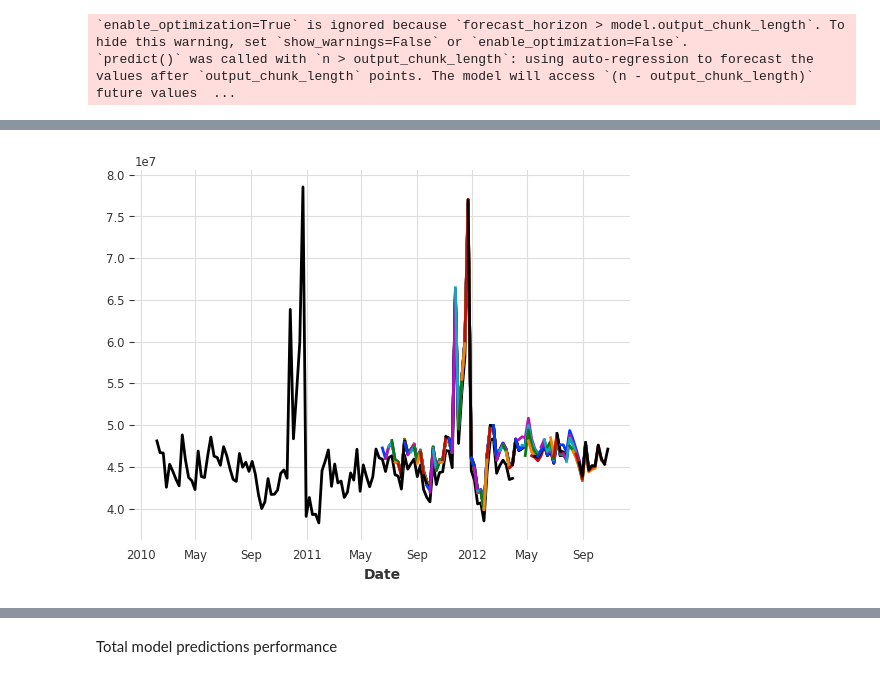
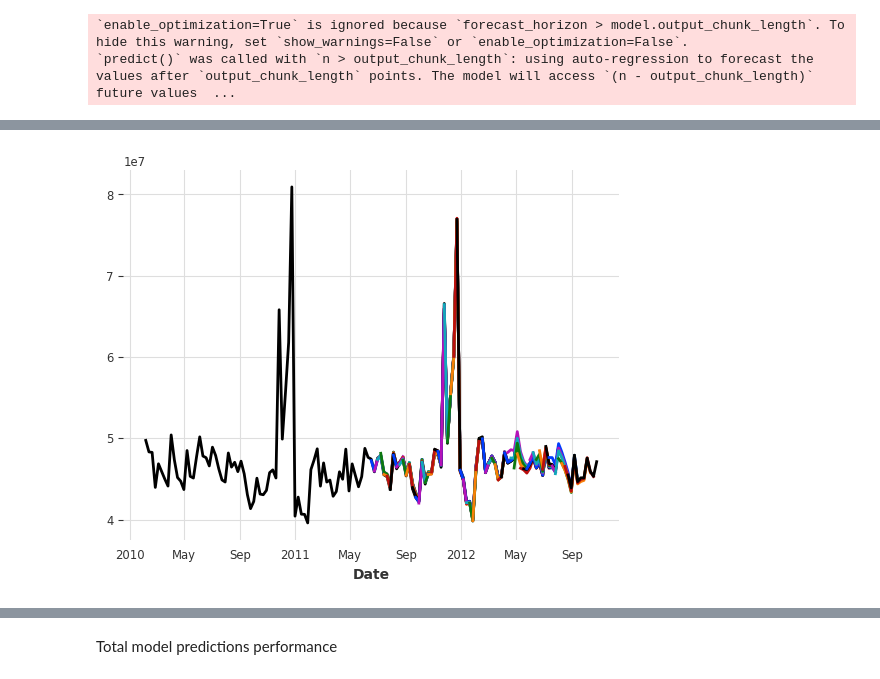
Before and after one commit to GuillermoSainz07/retail_mlops_project, a Jupyter notebook: notebooks/ml_exp.ipynb, the cells around one changed output, grey strips where cells are left out. Cells and saved outputs as stored; diff of their text form; code cells hidden in the pictures.

```diff
--- a/notebooks/ml_exp.ipynb
+++ b/notebooks/ml_exp.ipynb
@@ -242,11 +247,12 @@ for j in range(len(xgb_historical_forecast[0])):
 # %%
-sum(y_train[1:]).plot()
+sum(y_train).plot()
+#sum(y_ts).plot()
 for p in forecaste_plots:
     p.plot(default_formatting=False)
     legend = plt.legend()  # Crea la leyenda
     legend.set_visible(False)
 # %% [output]
-[figure, old version]
+[figure, new version]
 # %%
 backtest_xgb = model.backtest(series=y_ts,
                                    historical_forecasts=xgb_historical_forecast,
```
Also changed, not shown: parts of 11 cells of this notebook, 10 other files.
